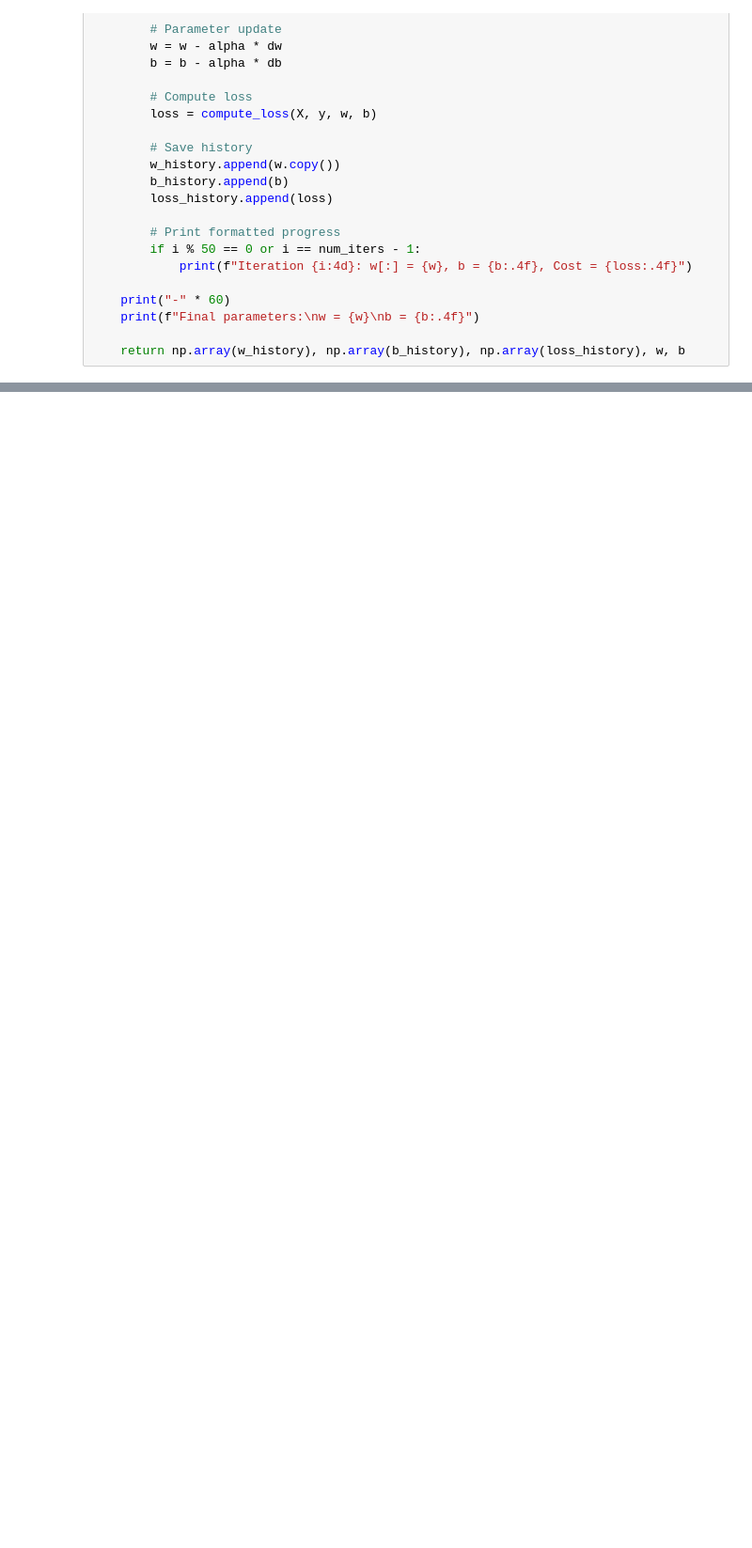
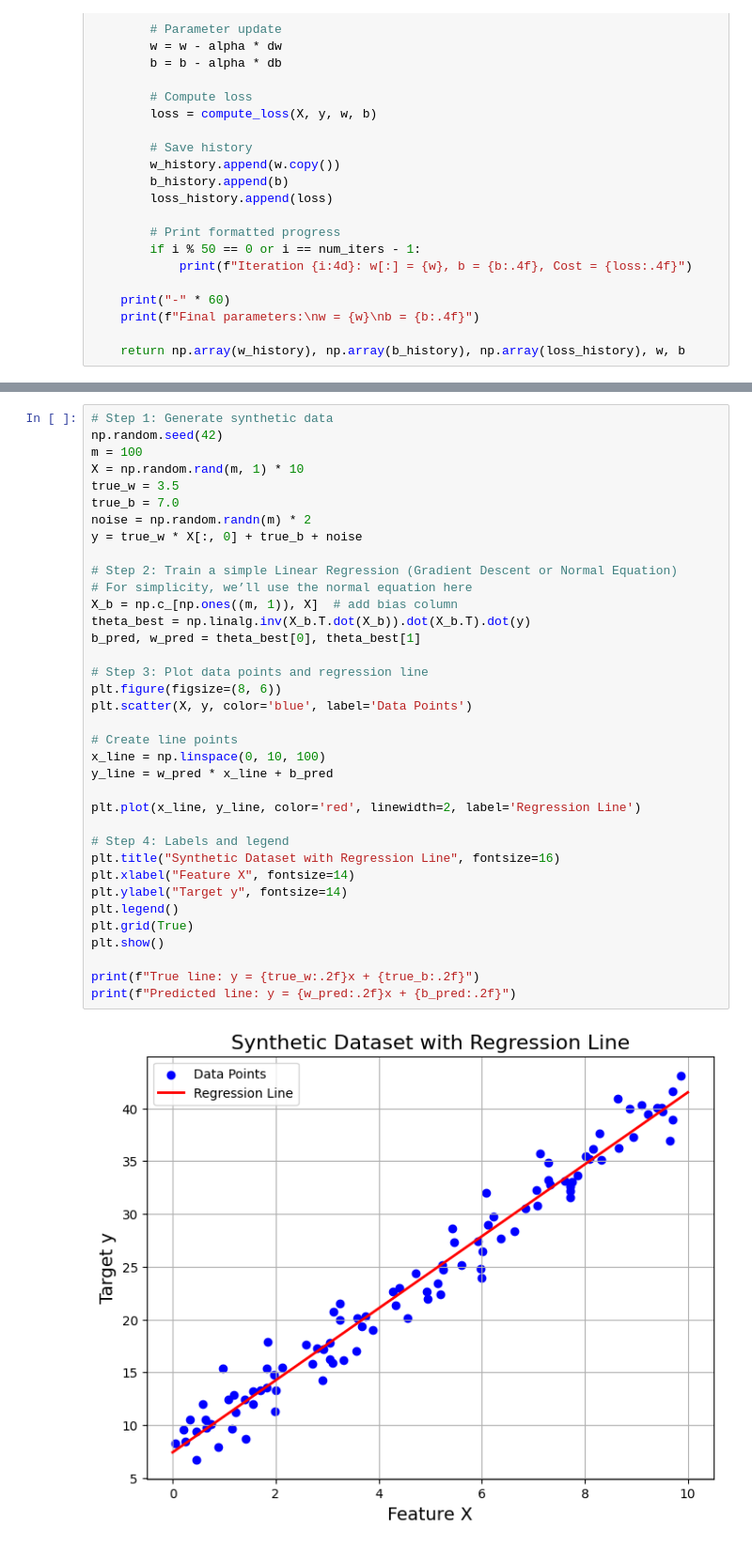
Before and after one commit to harshbhatt15/Machine-Learning, a Jupyter notebook: Supervised Machine Learning/Regression/project_1.ipynb, the cells around one changed output, grey strips where cells are left out. Shown at 94% size. Cells and saved outputs as stored; diff of their text form; blank space fills up the shorter version.

```diff
--- a/Supervised Machine Learning/Regression/project_1.ipynb
+++ b/Supervised Machine Learning/Regression/project_1.ipynb
@@ -244,0 +212,38 @@ plt.show()
+# %%
+# Step 1: Generate synthetic data
+np.random.seed(42)
+m = 100
+X = np.random.rand(m, 1) * 10
+true_w = 3.5
+true_b = 7.0
+noise = np.random.randn(m) * 2
+y = true_w * X[:, 0] + true_b + noise
+
+# Step 2: Train a simple Linear Regression (Gradient Descent or Normal Equation)
+# For simplicity, we’ll use the normal equation here
+X_b = np.c_[np.ones((m, 1)), X]  # add bias column
+theta_best = np.linalg.inv(X_b.T.dot(X_b)).dot(X_b.T).dot(y)
+b_pred, w_pred = theta_best[0], theta_best[1]
+
+# Step 3: Plot data points and regression line
+plt.figure(figsize=(8, 6))
+plt.scatter(X, y, color='blue', label='Data Points')
+
+# Create line points
+x_line = np.linspace(0, 10, 100)
+y_line = w_pred * x_line + b_pred
+
+plt.plot(x_line, y_line, color='red', linewidth=2, label='Regression Line')
+
+# Step 4: Labels and legend
+plt.title("Synthetic Dataset with Regression Line", fontsize=16)
+plt.xlabel("Feature X", fontsize=14)
+plt.ylabel("Target y", fontsize=14)
+plt.legend()
+plt.grid(True)
+plt.show()
+
+print(f"True line: y = {true_w:.2f}x + {true_b:.2f}")
+print(f"Predicted line: y = {w_pred:.2f}x + {b_pred:.2f}")
+# %% [output]
+[figure, added]
```
Also changed, not shown: parts of 12 cells of this notebook, 11 other files.
